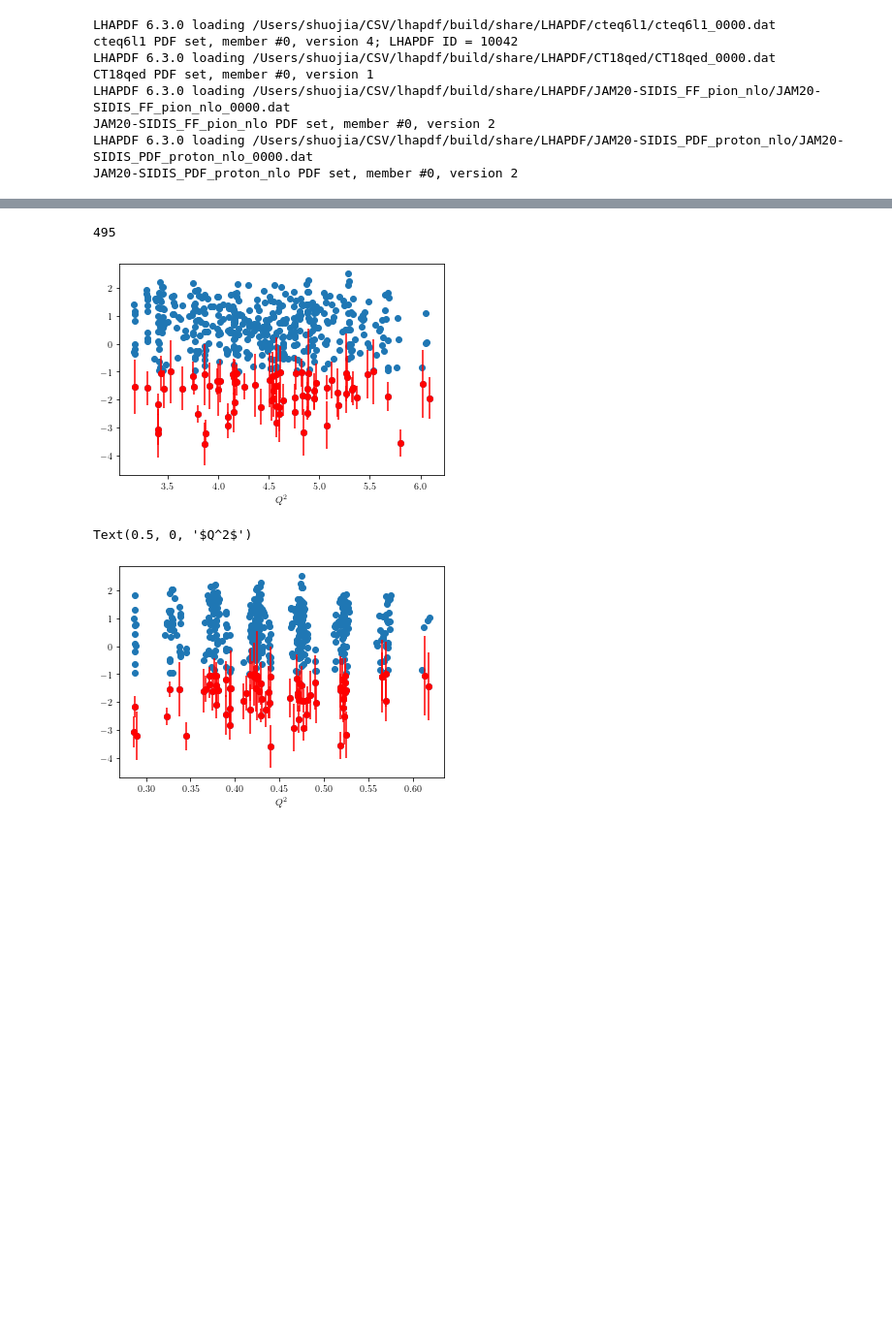
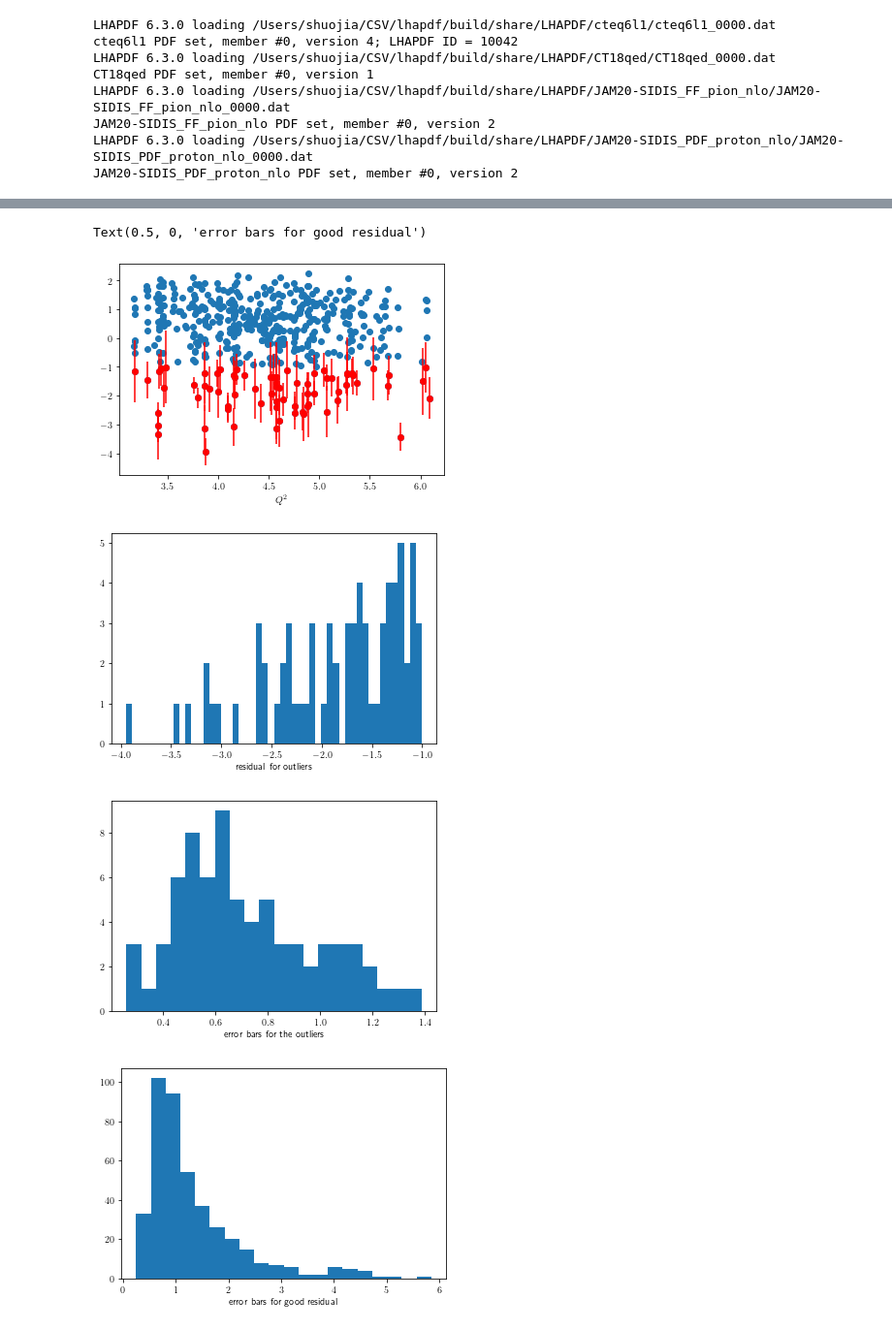
Before and after one commit to Mengzhendada/csv_notebook, a Jupyter notebook: yield_ratio_morepoints_pandas.ipynb, the cells around one changed output, grey strips where cells are left out. Shown at 97% size. Cells and saved outputs as stored; diff of their text form; code cells hidden in the pictures; blank space fills up the shorter version.

```diff
--- a/yield_ratio_morepoints_pandas.ipynb
+++ b/yield_ratio_morepoints_pandas.ipynb
@@ -1313,17 +1314,21 @@ Text(0, 0.5, '$\\delta d - \\delta u$')
-# %%
-plt.scatter(dfallout['Q2_corr'],dfallout['Residual'])
-#plt.errorbar(dfallout['Q2_corr'],dfallout['Residual'],dfallout['error_RD'],fmt = 'o')
-plt.errorbar(dfallout[dfallout['Residual']<-1]['Q2_corr'],dfallout[dfallout['Residual']<-1]['Residual'],dfallout[dfallout['Residual']<-1]['error_RD'],fmt = 'o',color = 'r')
-plt.xlabel(r'$Q^2$')
-print(len(dfallout['Residual']))
-# %% [output]
-495
-[figure, removed]
-# %%
-plt.scatter(dfallout['xbj_corr'],dfallout['Residual'])
-#plt.errorbar(dfallout['xbj_corr'],dfallout['Residual'],dfallout['error_RD'],fmt = 'o')
-plt.errorbar(dfallout[dfallout['Residual']<-1]['xbj_corr'],dfallout[dfallout['Residual']<-1]['Residual'],dfallout[dfallout['Residual']<-1]['error_RD'],fmt = 'o',color = 'r')
-plt.xlabel(r'$Q^2$')
-# %% [output]
-Text(0.5, 0, '$Q^2$')
-[figure, removed]
+# %%
+plt.scatter(dfallout['Q2_corr'],dfallout['Residual'])
+#plt.errorbar(dfallout['Q2_corr'],dfallout['Residual'],dfallout['error_RD'],fmt = 'o')
+plt.errorbar(dfallout[dfallout['Residual']<-1]['Q2_corr'],dfallout[dfallout['Residual']<-1]['Residual'],dfallout[dfallout['Residual']<-1]['error_RD'],fmt = 'o',color = 'r')
+plt.xlabel(r'$Q^2$')
+#print(len(dfallout['Residual']))
+fig,ax = plt.subplots()
+plt.hist(dfallout[dfallout['Residual']<-1]['Residual'],50)
+plt.xlabel('residual for outliers')
+fig,ax = plt.subplots()
+plt.hist(dfallout[dfallout['Residual']<-1]['error_RD'],20)
+plt.xlabel('error bars for the outliers')
+fig,ax = plt.subplots()
+plt.hist(dfallout[dfallout['Residual']>-1]['error_RD'],20)
+plt.xlabel('error bars for good residual')
+# %% [output]
+Text(0.5, 0, 'error bars for good residual')
+[figure, added]
+[figure, added]
+[figure, added]
+[figure, added]
```
Also changed, not shown: parts of 45 cells of this notebook, 6 other files.
